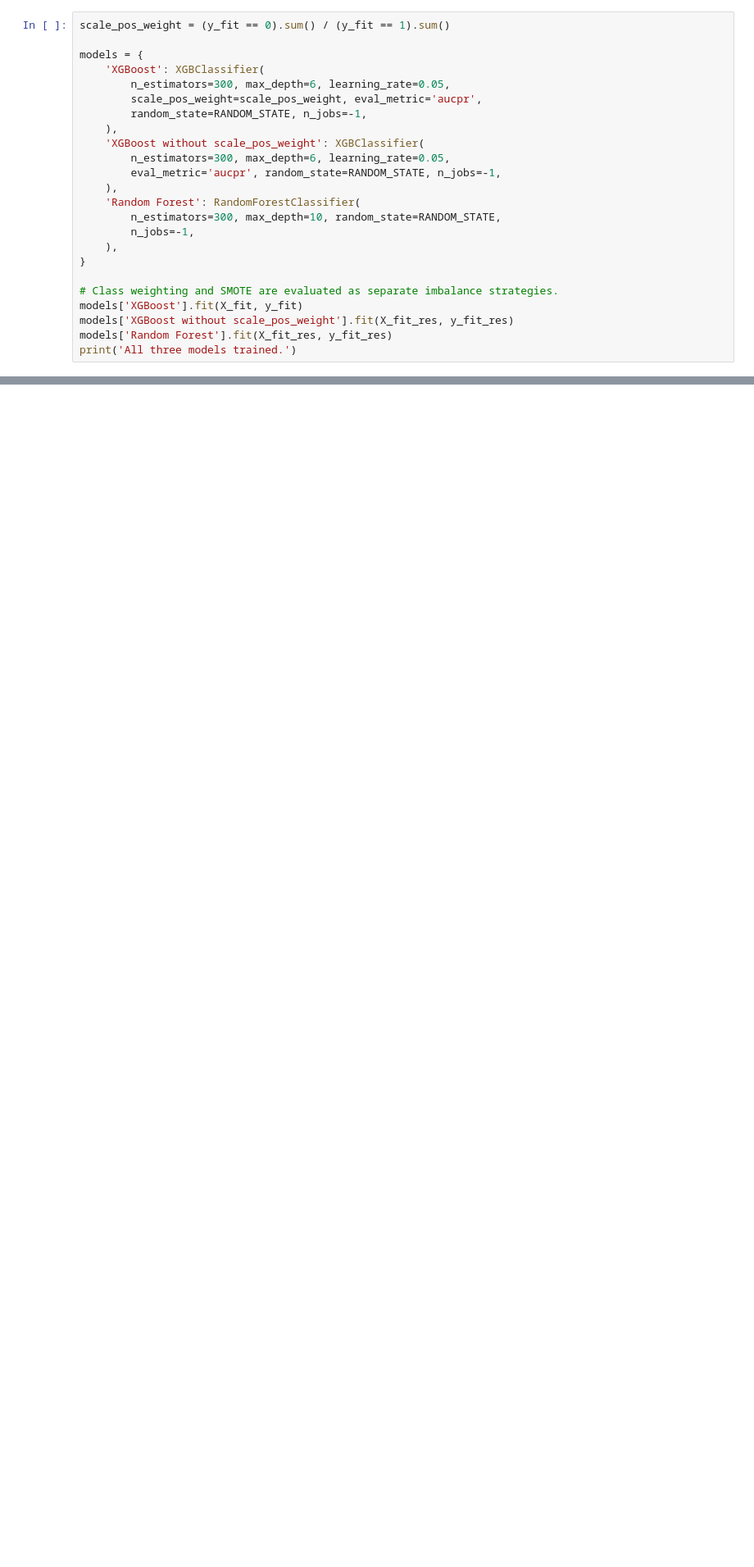
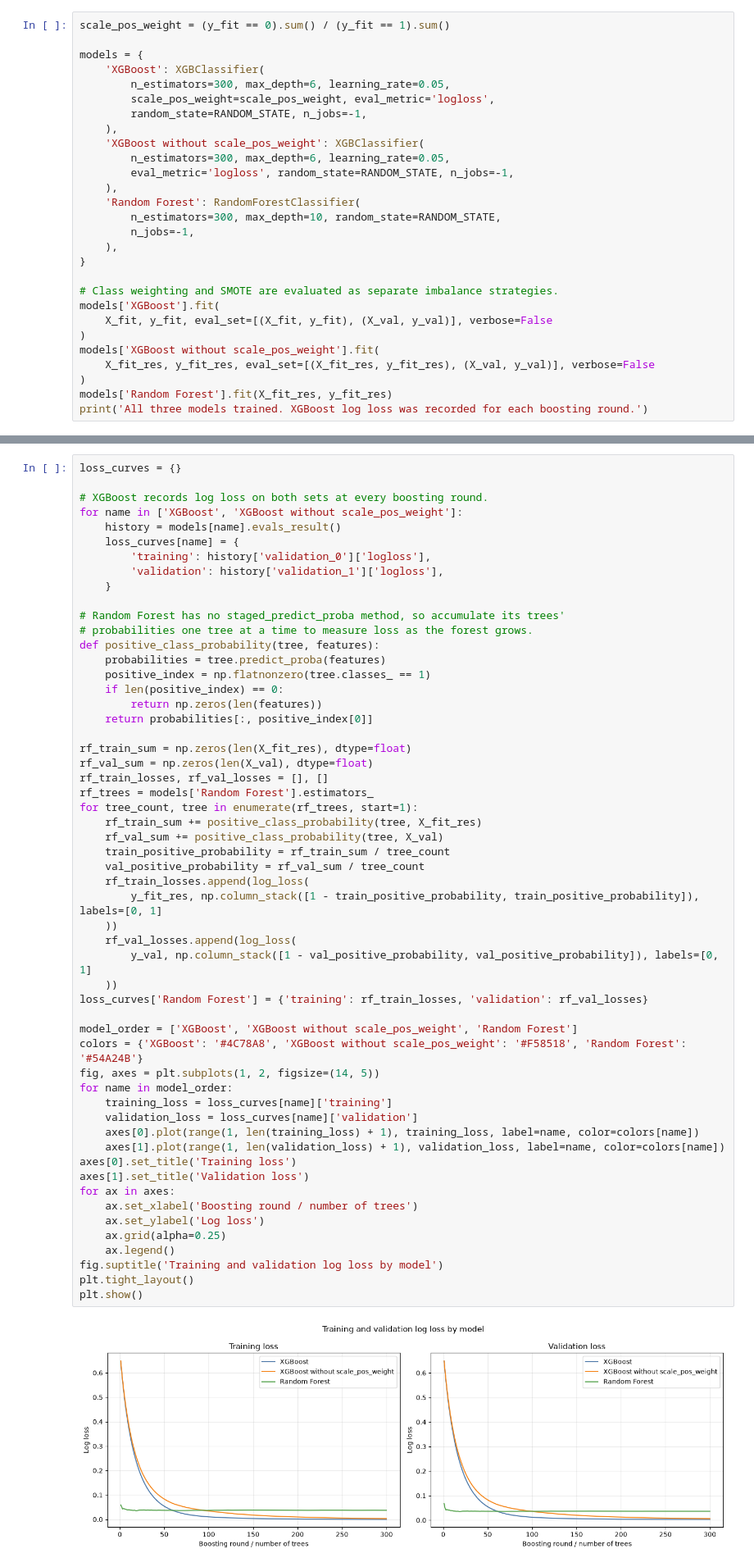
Before and after one commit to VirakbothSoth/credit-card-fraud-detection-modeltest, a Jupyter notebook: credit_card_fraud_model_comparison.ipynb, the cells around one changed output, grey strips where cells are left out. Shown at 82% size. Cells and saved outputs as stored; diff of their text form; blank space fills up the shorter version.

Commit message:
tweak: shows train/valid loss, tells users to use link

```diff
--- a/credit_card_fraud_model_comparison.ipynb
+++ b/credit_card_fraud_model_comparison.ipynb
@@ -119,12 +142,12 @@ scale_pos_weight = (y_fit == 0).sum() / (y_fit == 1).sum()
 models = {
     'XGBoost': XGBClassifier(
         n_estimators=300, max_depth=6, learning_rate=0.05,
-        scale_pos_weight=scale_pos_weight, eval_metric='aucpr',
+        scale_pos_weight=scale_pos_weight, eval_metric='logloss',
         random_state=RANDOM_STATE, n_jobs=-1,
     ),
     'XGBoost without scale_pos_weight': XGBClassifier(
         n_estimators=300, max_depth=6, learning_rate=0.05,
-        eval_metric='aucpr', random_state=RANDOM_STATE, n_jobs=-1,
+        eval_metric='logloss', random_state=RANDOM_STATE, n_jobs=-1,
     ),
     'Random Forest': RandomForestClassifier(
         n_estimators=300, max_depth=10, random_state=RANDOM_STATE,
@@ -133,8 +156,12 @@ models = {
 }
 
 # Class weighting and SMOTE are evaluated as separate imbalance strategies.
-models['XGBoost'].fit(X_fit, y_fit)
-models['XGBoost without scale_pos_weight'].fit(X_fit_res, y_fit_res)
+models['XGBoost'].fit(
+    X_fit, y_fit, eval_set=[(X_fit, y_fit), (X_val, y_val)], verbose=False
+)
+models['XGBoost without scale_pos_weight'].fit(
+    X_fit_res, y_fit_res, eval_set=[(X_fit_res, y_fit_res), (X_val, y_val)], verbose=False
+)
 models['Random Forest'].fit(X_fit_res, y_fit_res)
-print('All three models trained.')
+print('All three models trained. XGBoost log loss was recorded for each boosting round.')
 # %% [output]
@@ -142 +173,58 @@ All three models trained.
+# %%
+loss_curves = {}
+
+# XGBoost records log loss on both sets at every boosting round.
+for name in ['XGBoost', 'XGBoost without scale_pos_weight']:
+    history = models[name].evals_result()
+    loss_curves[name] = {
+        'training': history['validation_0']['logloss'],
+        'validation': history['validation_1']['logloss'],
+    }
+
+# Random Forest has no staged_predict_proba method, so accumulate its trees'
+# probabilities one tree at a time to measure loss as the forest grows.
+def positive_class_probability(tree, features):
+    probabilities = tree.predict_proba(features)
+    positive_index = np.flatnonzero(tree.classes_ == 1)
+    if len(positive_index) == 0:
+        return np.zeros(len(features))
+    return probabilities[:, positive_index[0]]
+
+rf_train_sum = np.zeros(len(X_fit_res), dtype=float)
+rf_val_sum = np.zeros(len(X_val), dtype=float)
+rf_train_losses, rf_val_losses = [], []
+rf_trees = models['Random Forest'].estimators_
+for tree_count, tree in enumerate(rf_trees, start=1):
+    rf_train_sum += positive_class_probability(tree, X_fit_res)
+    rf_val_sum += positive_class_probability(tree, X_val)
+    train_positive_probability = rf_train_sum / tree_count
+    val_positive_probability = rf_val_sum / tree_count
+    rf_train_losses.append(log_loss(
+        y_fit_res, np.column_stack([1 - train_positive_probability, train_positive_probability]), labels=[0, 1]
+    ))
+    rf_val_losses.append(log_loss(
+        y_val, np.column_stack([1 - val_positive_probability, val_positive_probability]), labels=[0, 1]
+    ))
+loss_curves['Random Forest'] = {'training': rf_train_losses, 'validation': rf_val_losses}
+
+model_order = ['XGBoost', 'XGBoost without scale_pos_weight', 'Random Forest']
+colors = {'XGBoost': '#4C78A8', 'XGBoost without scale_pos_weight': '#F58518', 'Random Forest': '#54A24B'}
+fig, axes = plt.subplots(1, 2, figsize=(14, 5))
+for name in model_order:
+    training_loss = loss_curves[name]['training']
+    validation_loss = loss_curves[name]['validation']
+    axes[0].plot(range(1, len(training_loss) + 1), training_loss, label=name, color=colors[name])
+    axes[1].plot(range(1, len(validation_loss) + 1), validation_loss, label=name, color=colors[name])
+axes[0].set_title('Training loss')
+axes[1].set_title('Validation loss')
+for ax in axes:
+    ax.set_xlabel('Boosting round / number of trees')
+    ax.set_ylabel('Log loss')
+    ax.grid(alpha=0.25)
+    ax.legend()
+fig.suptitle('Training and validation log loss by model')
+plt.tight_layout()
+plt.show()
+# %% [output]
+[figure, added]
 # %% [markdown]
```
Also changed, not shown: parts of 6 cells of this notebook, 2 other files.
